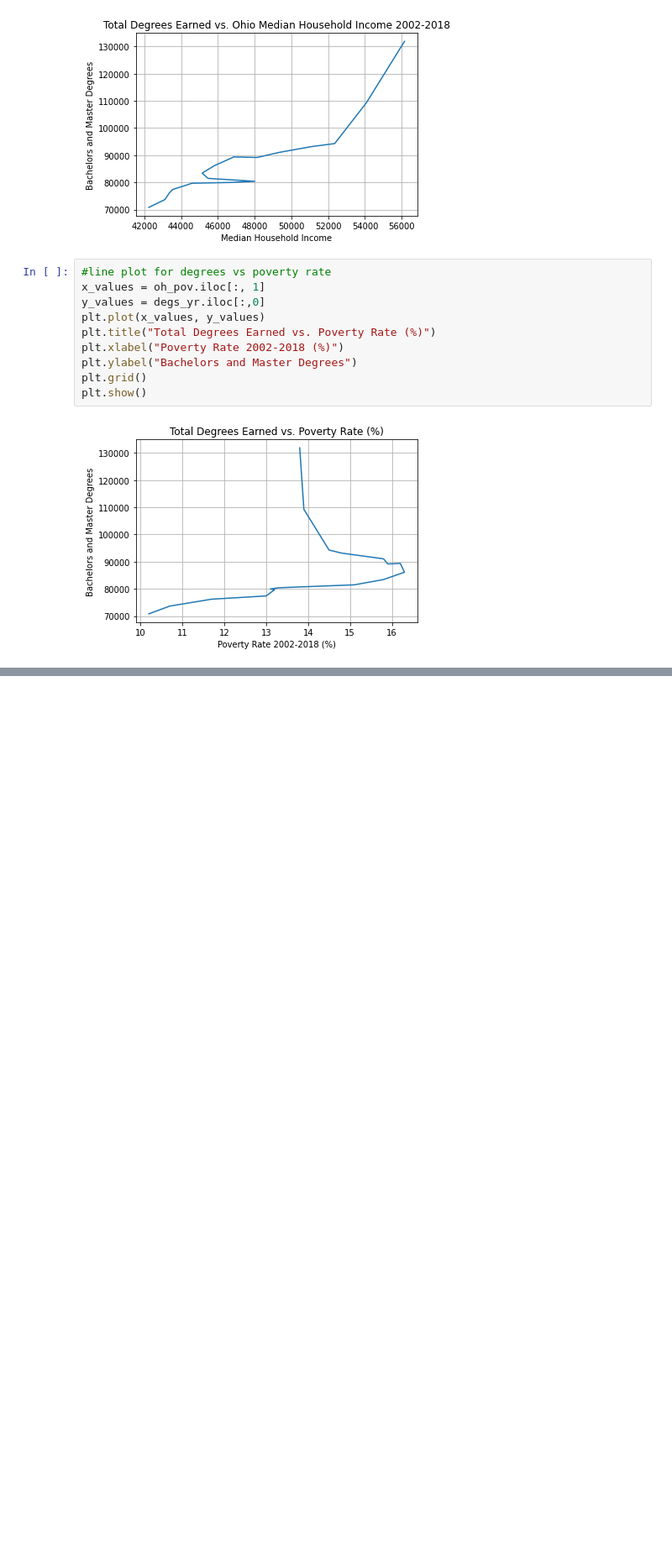
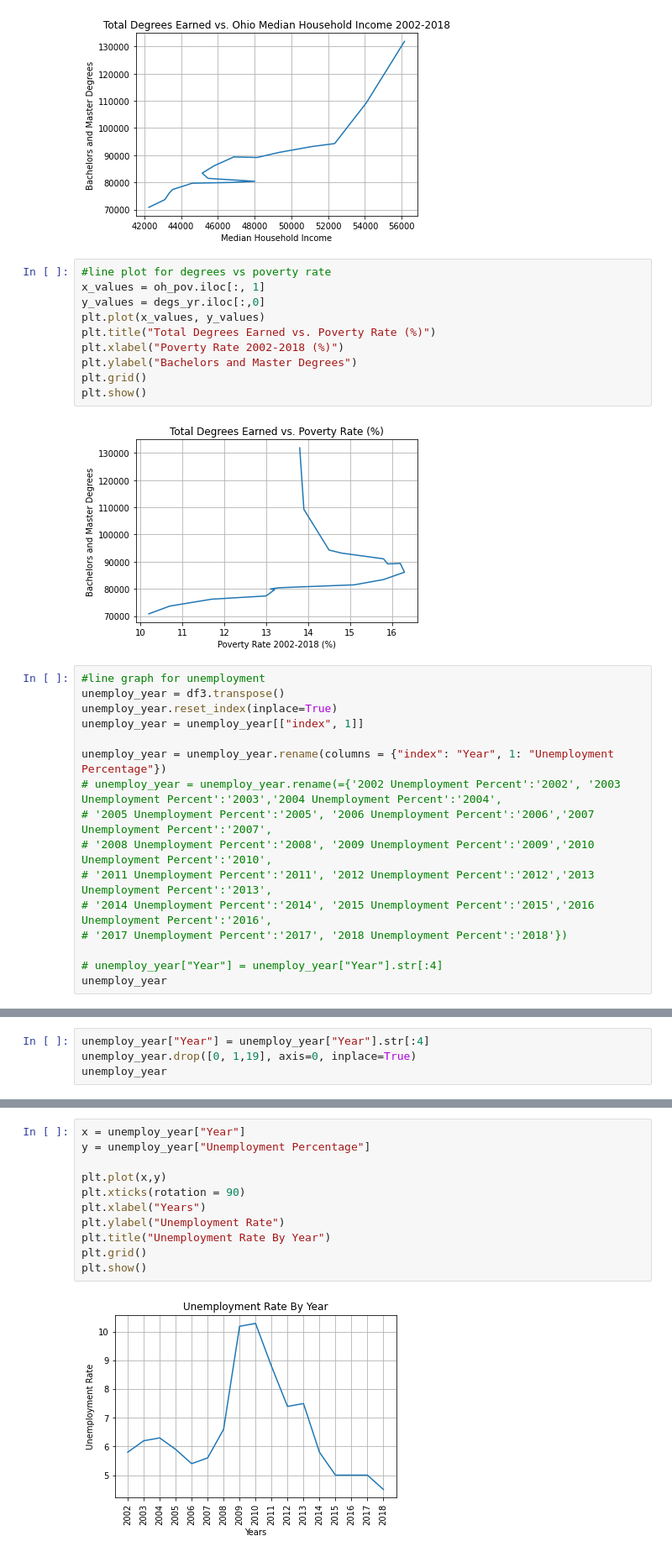
Before and after one commit to AntwonS116/Project-Ohio-College-Analysis, a Jupyter notebook: data.ipynb, the cells around one changed output, grey strips where cells are left out. Shown: that part at 84% size. Drawn from its saved outputs; the diff is of its cells as text; blank space fills up the shorter version.

Commit message:
Adding Unemployment by Year

```diff
--- a/data.ipynb
+++ b/data.ipynb
@@ -571,3 +571,19 @@ plt.grid()
 plt.show()
 # %% [output]
 [figure]
+# %%
+#line graph for unemployment
+unemploy_year = df3.transpose()
+unemploy_year.reset_index(inplace=True)
+unemploy_year = unemploy_year[["index", 1]]
+
+unemploy_year = unemploy_year.rename(columns = {"index": "Year", 1: "Unemployment Percentage"})
+# unemploy_year = unemploy_year.rename(={'2002 Unemployment Percent':'2002', '2003 Unemployment Percent':'2003','2004 Unemployment Percent':'2004',
+# '2005 Unemployment Percent':'2005', '2006 Unemployment Percent':'2006','2007 Unemployment Percent':'2007',
+# '2008 Unemployment Percent':'2008', '2009 Unemployment Percent':'2009','2010 Unemployment Percent':'2010',
+# '2011 Unemployment Percent':'2011', '2012 Unemployment Percent':'2012','2013 Unemployment Percent':'2013',
+# '2014 Unemployment Percent':'2014', '2015 Unemployment Percent':'2015','2016 Unemployment Percent':'2016',
+# '2017 Unemployment Percent':'2017', '2018 Unemployment Percent':'2018'})
+
+# unemploy_year["Year"] = unemploy_year["Year"].str[:4]
+unemploy_year
@@ -573,0 +608,4 @@ plt.show()
+# %%
+unemploy_year["Year"] = unemploy_year["Year"].str[:4]
+unemploy_year.drop([0, 1,19], axis=0, inplace=True)
+unemploy_year
@@ -573,0 +631,13 @@ plt.show()
+# %%
+x = unemploy_year["Year"]
+y = unemploy_year["Unemployment Percentage"]
+
+plt.plot(x,y)
+plt.xticks(rotation = 90)
+plt.xlabel("Years")
+plt.ylabel("Unemployment Rate")
+plt.title("Unemployment Rate By Year")
+plt.grid()
+plt.show()
+# %% [output]
+[figure, added]
```
Also changed, not shown: parts of 2 cells of this notebook.
